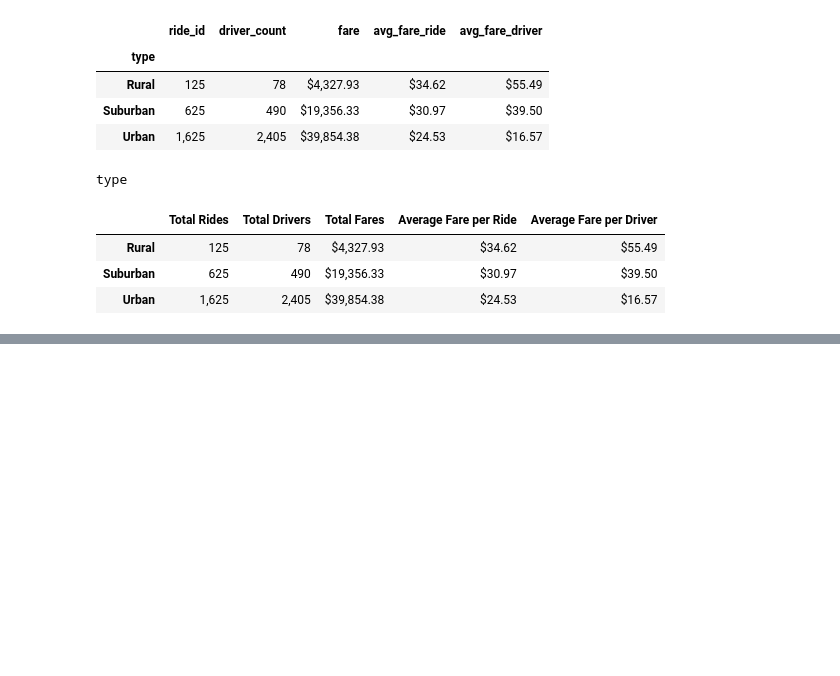
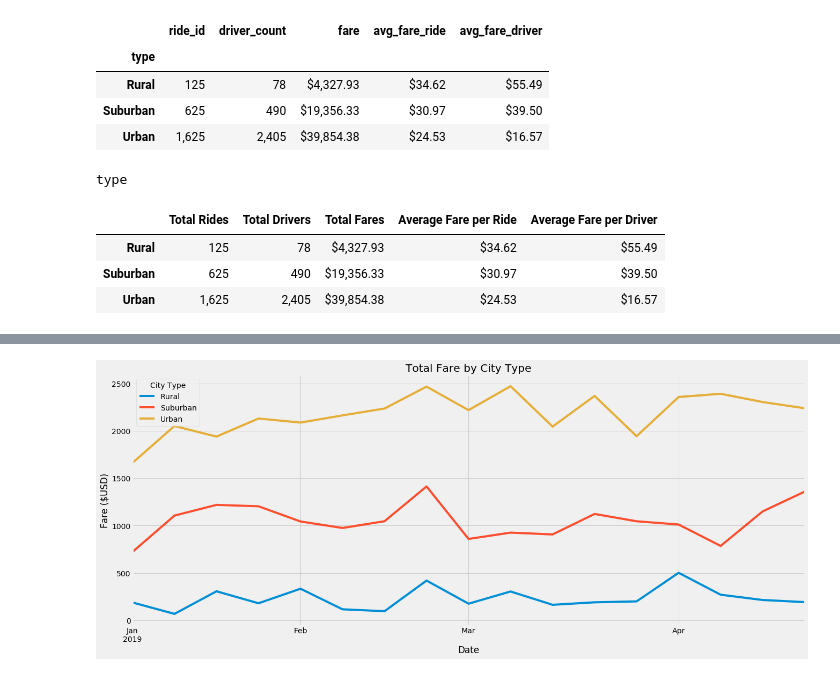
Before and after one commit to davidwcampbell/PyBer_Analysis, a Jupyter notebook: PyBer_Challenge.ipynb, the cells around one changed output, grey strips where cells are left out. Drawn from its saved outputs; the diff is of its cells as text; code cells hidden in the pictures; blank space fills up the shorter version.

Commit message:
Challenge Completed

```diff
--- a/PyBer_Challenge.ipynb
+++ b/PyBer_Challenge.ipynb
@@ -1037,0 +1170,4 @@ pyber_summary3_df
+# %%
+#create new dataframe
+fares_type_date_df = pd.DataFrame(sum_fares_group, columns=["Fare"])
+fares_type_date_df
@@ -1037,0 +1206,4 @@ pyber_summary3_df
+# %%
+#create pivot table of date and city type
+fares_type_date_table = pd.pivot_table(fares_type_date_df, values='Fare', index=['Date'], columns=['City Type'])
+fares_type_date_table
@@ -1037,0 +1225,4 @@ pyber_summary3_df
+# %%
+#use loc to create new dataframe for January 1 to April 28
+new_fares_type_date_df = fares_type_date_table.loc['2019-01-01':'2019-04-28']
+new_fares_type_date_df
@@ -1037,0 +1244,4 @@ pyber_summary3_df
+# %%
+#resample data by week and sum fares by city type
+chart_summary_df = new_fares_type_date_df.resample('W').sum()
+chart_summary_df
@@ -1037,0 +1268,10 @@ pyber_summary3_df
+# %%
+#create a fivethirtyeight plot of the pivot table
+plt.style.use('fivethirtyeight')
+ax = chart_summary_df.plot(figsize=(20,8))
+ax.set_title("Total Fare by City Type")
+ax.set_xlabel("Date")
+ax.set_ylabel("Fare ($USD)")
+plt.savefig("analysis/Challenge.png")
+# %% [output]
+[figure, added]
```
Also changed, not shown: parts of 24 cells of this notebook, 1 other file.
